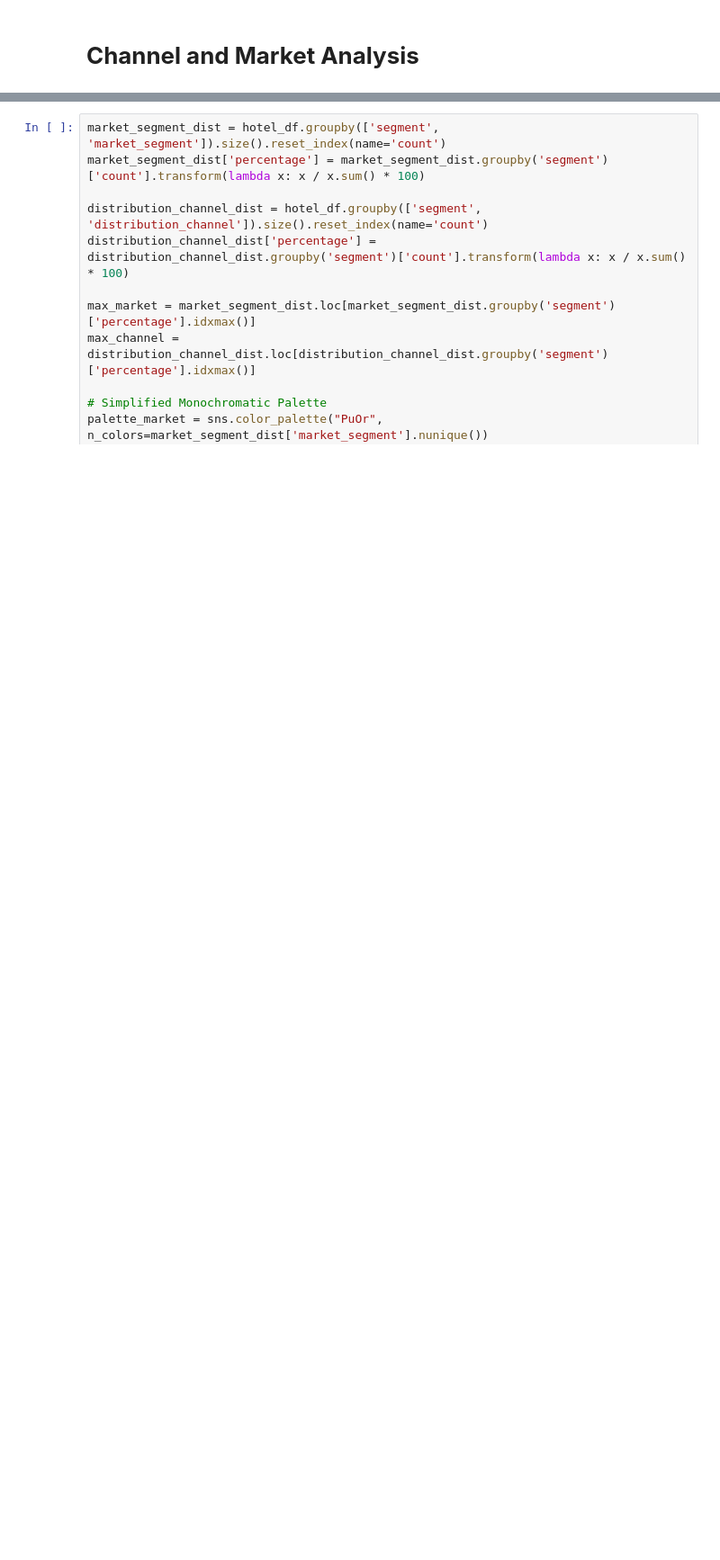
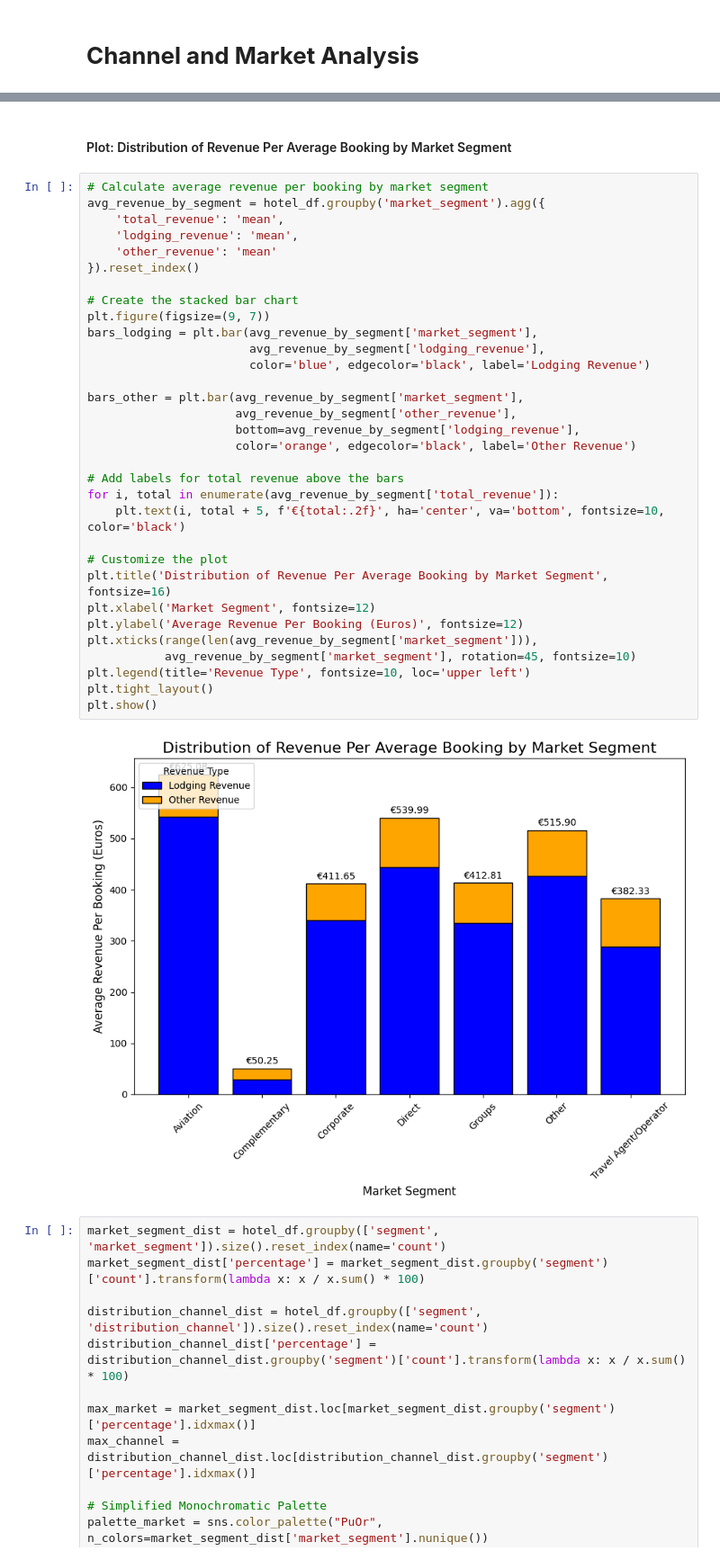
Before and after one commit to charJin/hotel-analysis, a Jupyter notebook: Notebooks/analysis.ipynb, the cells around one changed output, grey strips where cells are left out. Shown at 90% size. Saved outputs shown, nothing was run; the diff lists cells and outputs as text; blank space fills up the shorter version.

```diff
--- a/Notebooks/analysis.ipynb
+++ b/Notebooks/analysis.ipynb
@@ -551,3 +589,39 @@ plt.show()
+# %% [markdown]
+#### Plot: Distribution of Revenue Per Average Booking by Market Segment
+# %%
+# Calculate average revenue per booking by market segment
+avg_revenue_by_segment = hotel_df.groupby('market_segment').agg({
+    'total_revenue': 'mean',
+    'lodging_revenue': 'mean',
+    'other_revenue': 'mean'
+}).reset_index()
+
+# Create the stacked bar chart
+plt.figure(figsize=(9, 7))
+bars_lodging = plt.bar(avg_revenue_by_segment['market_segment'],
+                       avg_revenue_by_segment['lodging_revenue'],
+                       color='blue', edgecolor='black', label='Lodging Revenue')
+
+bars_other = plt.bar(avg_revenue_by_segment['market_segment'],
+                     avg_revenue_by_segment['other_revenue'],
+                     bottom=avg_revenue_by_segment['lodging_revenue'],
+                     color='orange', edgecolor='black', label='Other Revenue')
+
+# Add labels for total revenue above the bars
+for i, total in enumerate(avg_revenue_by_segment['total_revenue']):
+    plt.text(i, total + 5, f'€{total:.2f}', ha='center', va='bottom', fontsize=10, color='black')
+
+# Customize the plot
+plt.title('Distribution of Revenue Per Average Booking by Market Segment', fontsize=16)
+plt.xlabel('Market Segment', fontsize=12)
+plt.ylabel('Average Revenue Per Booking (Euros)', fontsize=12)
+plt.xticks(range(len(avg_revenue_by_segment['market_segment'])),
+           avg_revenue_by_segment['market_segment'], rotation=45, fontsize=10)
+plt.legend(title='Revenue Type', fontsize=10, loc='upper left')
+plt.tight_layout()
+plt.show()
+# %% [output]
+[figure, added]
 # %%
 market_segment_dist = hotel_df.groupby(['segment', 'market_segment']).size().reset_index(name='count')
 market_segment_dist['percentage'] = market_segment_dist.groupby('segment')['count'].transform(lambda x: x / x.sum() * 100)
```
Also changed, not shown: parts of 32 cells of this notebook.
